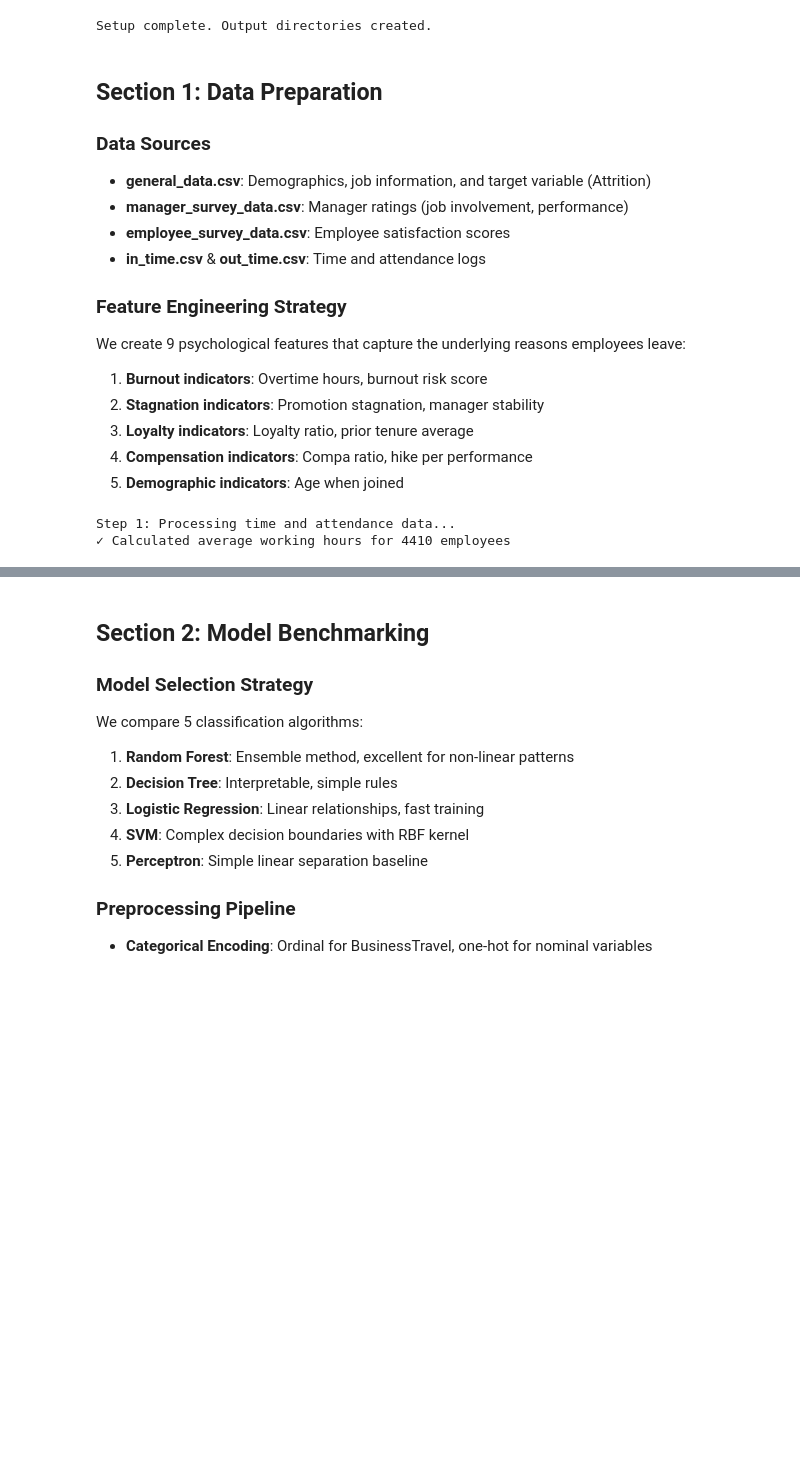
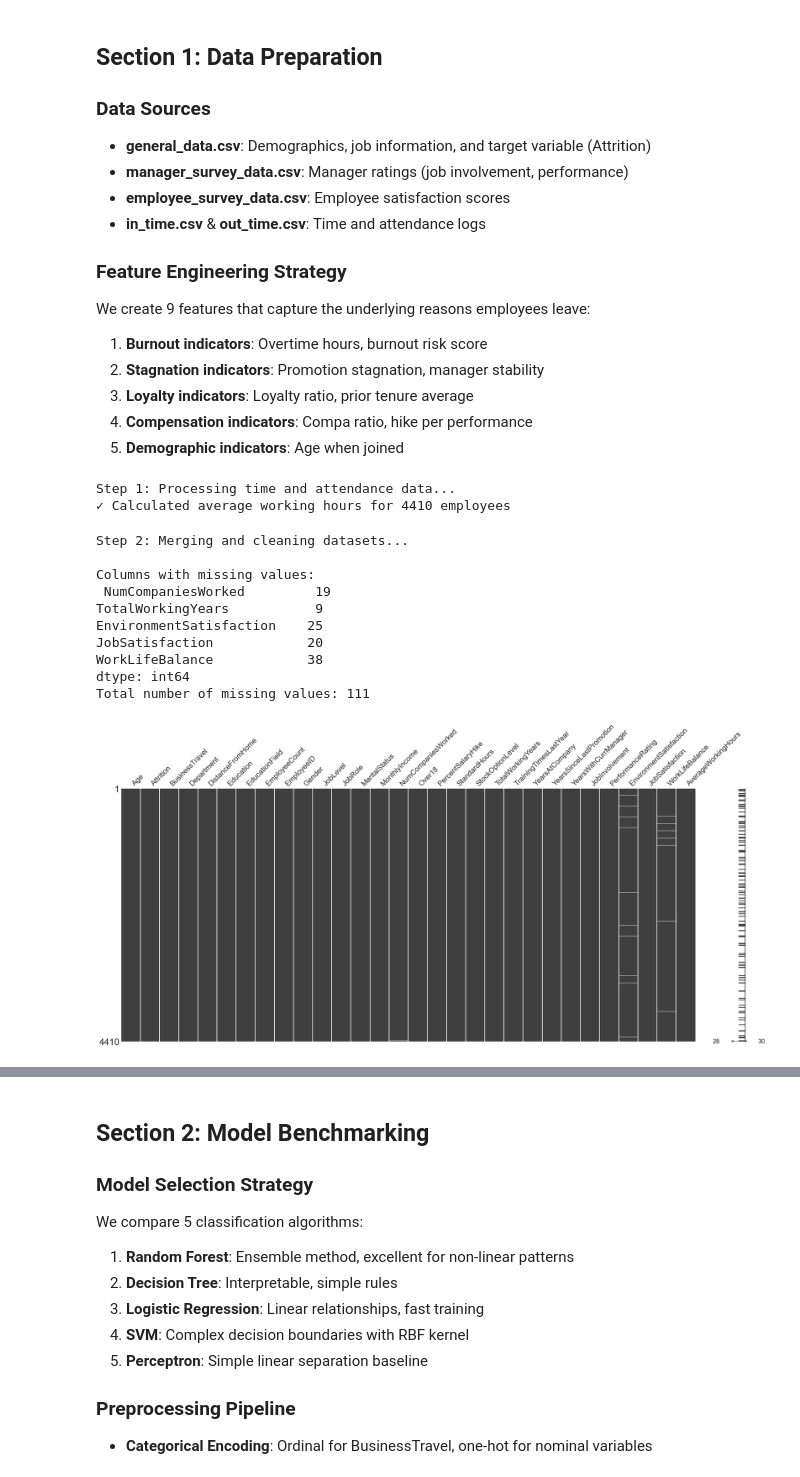
Before and after one commit to v-gayte/AI-Projet, a Jupyter notebook: attrition_analysis_complete.ipynb, the cells around one changed output, grey strips where cells are left out. Drawn from its saved outputs; the diff is of its cells as text; code cells hidden in the pictures; blank space fills up the shorter version.

Commit message:
Part1 statistical analysis + cleanup

```diff
--- a/attrition_analysis_complete.ipynb
+++ b/attrition_analysis_complete.ipynb
@@ -35,6 +35,7 @@ import seaborn as sns
 import warnings
 import os
 import sys
+import missingno as msno
 from datetime import datetime
 
 from sklearn.model_selection import train_test_split, GridSearchCV, cross_val_score, StratifiedKFold
@@ -55,23 +56,6 @@ warnings.filterwarnings('ignore')
 np.random.seed(42)
 plt.style.use('seaborn-v0_8-darkgrid')
 sns.set_palette("husl")
-
-# Fix Windows console encoding (only if available, not needed in Jupyter)
-if sys.platform == 'win32' and hasattr(sys.stdout, 'reconfigure'):
-    sys.stdout.reconfigure(encoding='utf-8')
-
-# Create output directories
-OUTPUT_DIR = 'outputs'
-MODEL_OUTPUT_DIR = 'outputs/model_results'
-OPTIMIZATION_OUTPUT_DIR = 'outputs/optimization_results'
-
-for directory in [OUTPUT_DIR, MODEL_OUTPUT_DIR, OPTIMIZATION_OUTPUT_DIR]:
-    if not os.path.exists(directory):
-        os.makedirs(directory)
-
-print("Setup complete. Output directories created.")
-# %% [output]
-Setup complete. Output directories created.
 # %% [markdown]
 ## Section 1: Data Preparation
 
@@ -82,7 +66,7 @@ Setup complete. Output directories created.
 - **in_time.csv** & **out_time.csv**: Time and attendance logs
 
 ### Feature Engineering Strategy
-We create 9 psychological features that capture the underlying reasons employees leave:
+We create 9 features that capture the underlying reasons employees leave:
 1. **Burnout indicators**: Overtime hours, burnout risk score
 2. **Stagnation indicators**: Promotion stagnation, manager stability
 3. **Loyalty indicators**: Loyalty ratio, prior tenure average
@@ -117,3 +101,36 @@ print(f"✓ Calculated average working hours for {len(time_features)} employees"
 # %% [output]
 Step 1: Processing time and attendance data...
 ✓ Calculated average working hours for 4410 employees
+# %%
+# Step 2: Merge and clean all datasets
+print("\nStep 2: Merging and cleaning datasets...")
+
+general_df = pd.read_csv('data/general_data.csv')
+manager_df = pd.read_csv('data/manager_survey_data.csv')
+employee_df = pd.read_csv('data/employee_survey_data.csv')
+
+# Sequential left joins
+df = general_df.copy()
+df = df.merge(manager_df, on='EmployeeID', how='left')
+df = df.merge(employee_df, on='EmployeeID', how='left')
+df = df.merge(time_features, on='EmployeeID', how='left')
+
+# Visualize missing data
+nb_of_missing_values = df.isnull().sum().sum()
+if nb_of_missing_values > 0:
+    print("\nColumns with missing values:\n", df.isnull().sum()[df.isnull().sum() > 0])
+    print(f"Total number of missing values: {nb_of_missing_values}")
+    msno.matrix(df)
+    plt.show()
+# %% [output]
+Step 2: Merging and cleaning datasets...
+
+Columns with missing values:
+ NumCompaniesWorked         19
+TotalWorkingYears           9
+EnvironmentSatisfaction    25
+JobSatisfaction            20
+WorkLifeBalance            38
+dtype: int64
+Total number of missing values: 111
+[figure, added]
```
Also changed, not shown: parts of 18 cells of this notebook, 8 other files.
